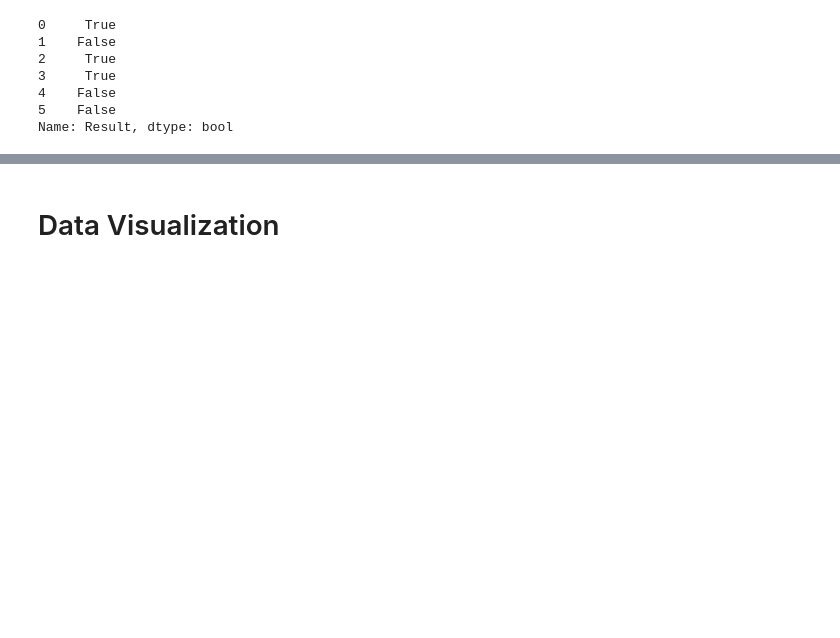
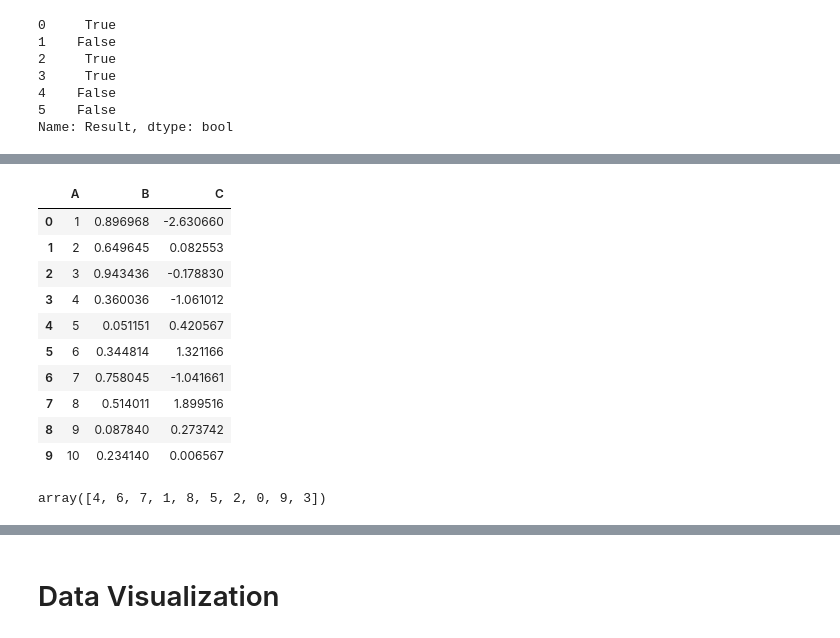
Before and after one commit to namal1230/Data-Science, a Jupyter notebook: Data-Science2.ipynb, the cells around one changed output, grey strips where cells are left out. Drawn from its saved outputs; the diff is of its cells as text; code cells hidden in the pictures; blank space fills up the shorter version.

Commit message:
add some additional data manipulations and cleaning logics

```diff
--- a/Data-Science2.ipynb
+++ b/Data-Science2.ipynb
@@ -2498,0 +2770,20 @@ dtype: float64
+# %%
+d={"A":np.arange(1,11),"B":np.random.random(10), "C": np.random.randn(10)}
+df=pd.DataFrame(d)
+df
+# %% [output]
+|  | A | B | C |
+| 0 | 1 | 0.896968 | -2.630660 |
+| 1 | 2 | 0.649645 | 0.082553 |
+| 2 | 3 | 0.943436 | -0.178830 |
+| 3 | 4 | 0.360036 | -1.061012 |
+| 4 | 5 | 0.051151 | 0.420567 |
+| 5 | 6 | 0.344814 | 1.321166 |
+| 6 | 7 | 0.758045 | -1.041661 |
+| 7 | 8 | 0.514011 | 1.899516 |
+| 8 | 9 | 0.087840 | 0.273742 |
+| 9 | 10 | 0.234140 | 0.006567 |
+# %%
+np.random.permutation(10)
+# %% [output]
+array([4, 6, 7, 1, 8, 5, 2, 0, 9, 3])
```
Also changed, not shown: parts of 334 cells of this notebook.
